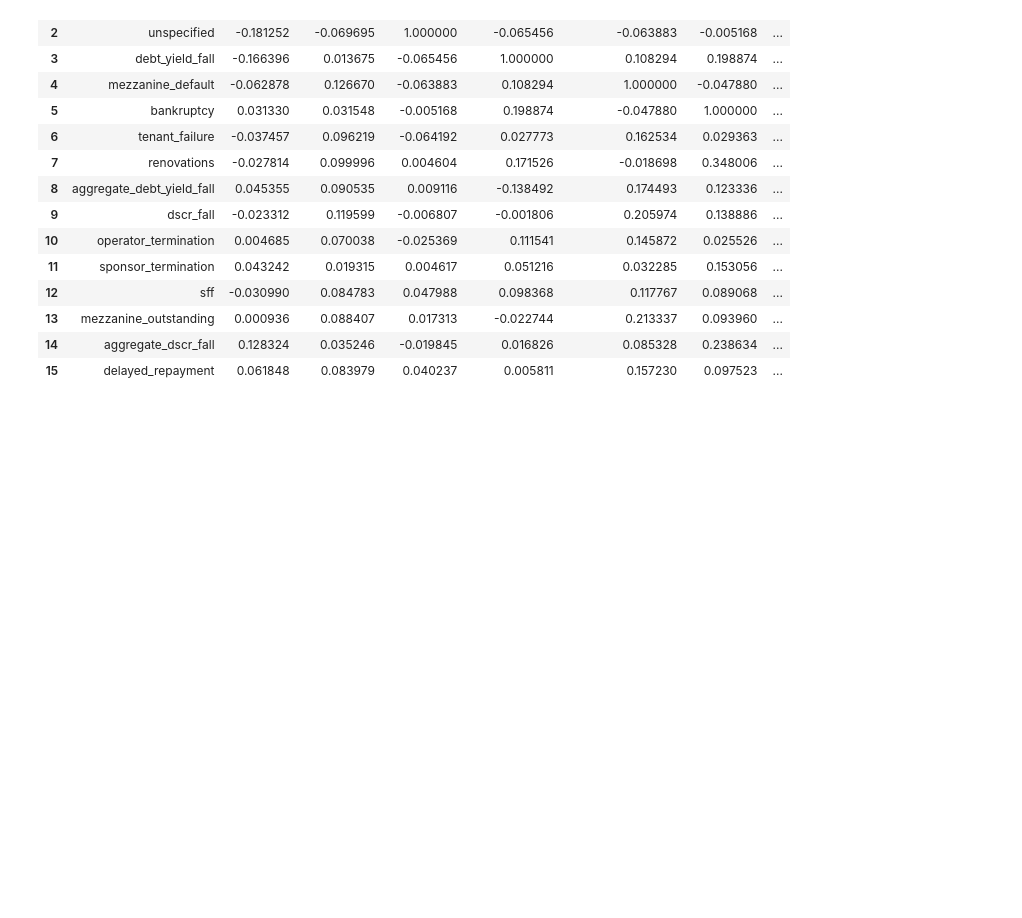
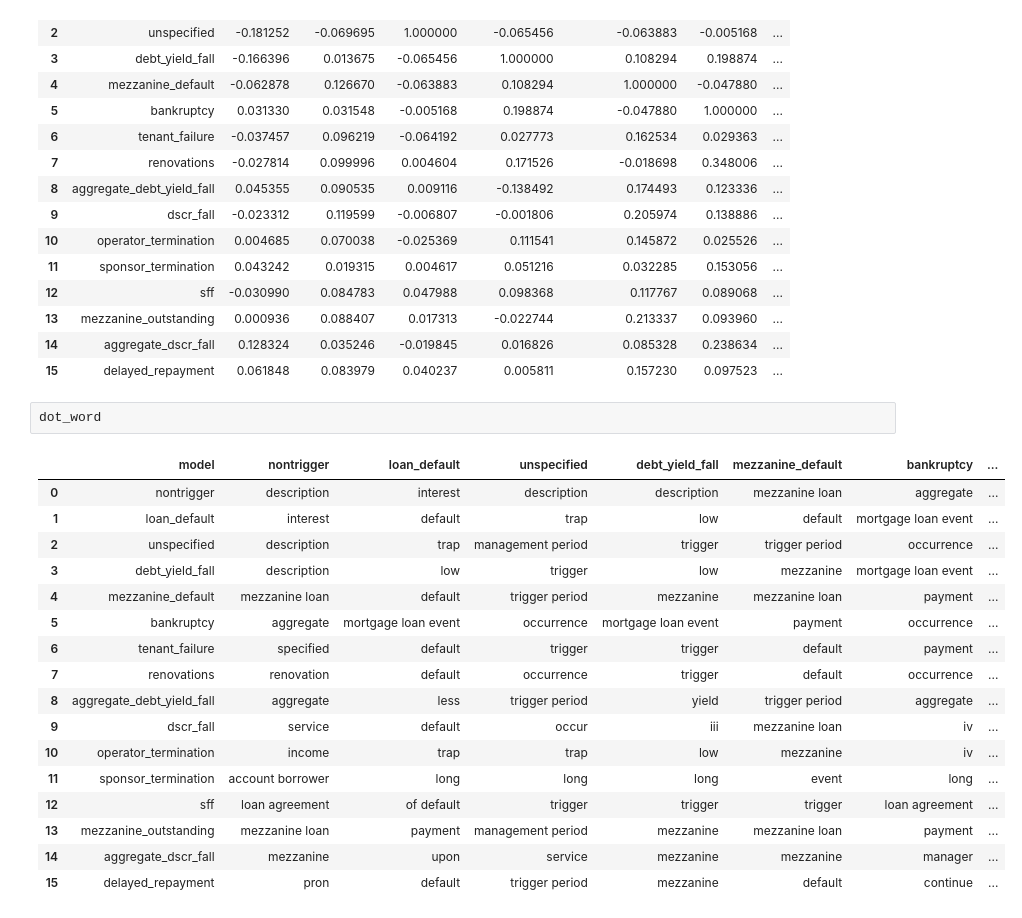
Before and after one commit to jcbdata/Legalese_Mortgage_Documents, a Jupyter notebook: Code/FullCode_16JuneDataBLogOnly_Functionalize-Lemmas-Dedupe.ipynb, the cells around one changed output. Drawn from its saved outputs; the diff is of its cells as text; blank space fills up the shorter version.

```diff
--- a/Code/FullCode_16JuneDataBLogOnly_Functionalize-Lemmas-Dedupe.ipynb
+++ b/Code/FullCode_16JuneDataBLogOnly_Functionalize-Lemmas-Dedupe.ipynb
@@ -696,3 +685,23 @@ beta_dot_product
 | 13 | mezzanine_outstanding | 0.000936 | 0.088407 | 0.017313 | -0.022744 | 0.213337 | 0.093960 | ... |
 | 14 | aggregate_dscr_fall | 0.128324 | 0.035246 | -0.019845 | 0.016826 | 0.085328 | 0.238634 | ... |
 | 15 | delayed_repayment | 0.061848 | 0.083979 | 0.040237 | 0.005811 | 0.157230 | 0.097523 | ... |
+# %%
+dot_word
+# %% [output]
+|  | model | nontrigger | loan_default | unspecified | debt_yield_fall | mezzanine_default | bankruptcy | ... |
+| 0 | nontrigger | description | interest | description | description | mezzanine loan | aggregate | ... |
+| 1 | loan_default | interest | default | trap | low | default | mortgage loan event | ... |
+| 2 | unspecified | description | trap | management period | trigger | trigger period | occurrence | ... |
+| 3 | debt_yield_fall | description | low | trigger | low | mezzanine | mortgage loan event | ... |
+| 4 | mezzanine_default | mezzanine loan | default | trigger period | mezzanine | mezzanine loan | payment | ... |
+| 5 | bankruptcy | aggregate | mortgage loan event | occurrence | mortgage loan event | payment | occurrence | ... |
+| 6 | tenant_failure | specified | default | trigger | trigger | default | payment | ... |
+| 7 | renovations | renovation | default | occurrence | trigger | default | occurrence | ... |
+| 8 | aggregate_debt_yield_fall | aggregate | less | trigger period | yield | trigger period | aggregate | ... |
+| 9 | dscr_fall | service | default | occur | iii | mezzanine loan | iv | ... |
+| 10 | operator_termination | income | trap | trap | low | mezzanine | iv | ... |
+| 11 | sponsor_termination | account borrower | long | long | long | event | long | ... |
+| 12 | sff | loan agreement | of default | trigger | trigger | trigger | loan agreement | ... |
+| 13 | mezzanine_outstanding | mezzanine loan | payment | management period | mezzanine | mezzanine loan | payment | ... |
+| 14 | aggregate_dscr_fall | mezzanine | upon | service | mezzanine | mezzanine | manager | ... |
+| 15 | delayed_repayment | pron | default | trigger period | mezzanine | default | continue | ... |
```
Also changed, not shown: parts of 4 cells of this notebook, 2 other files.
